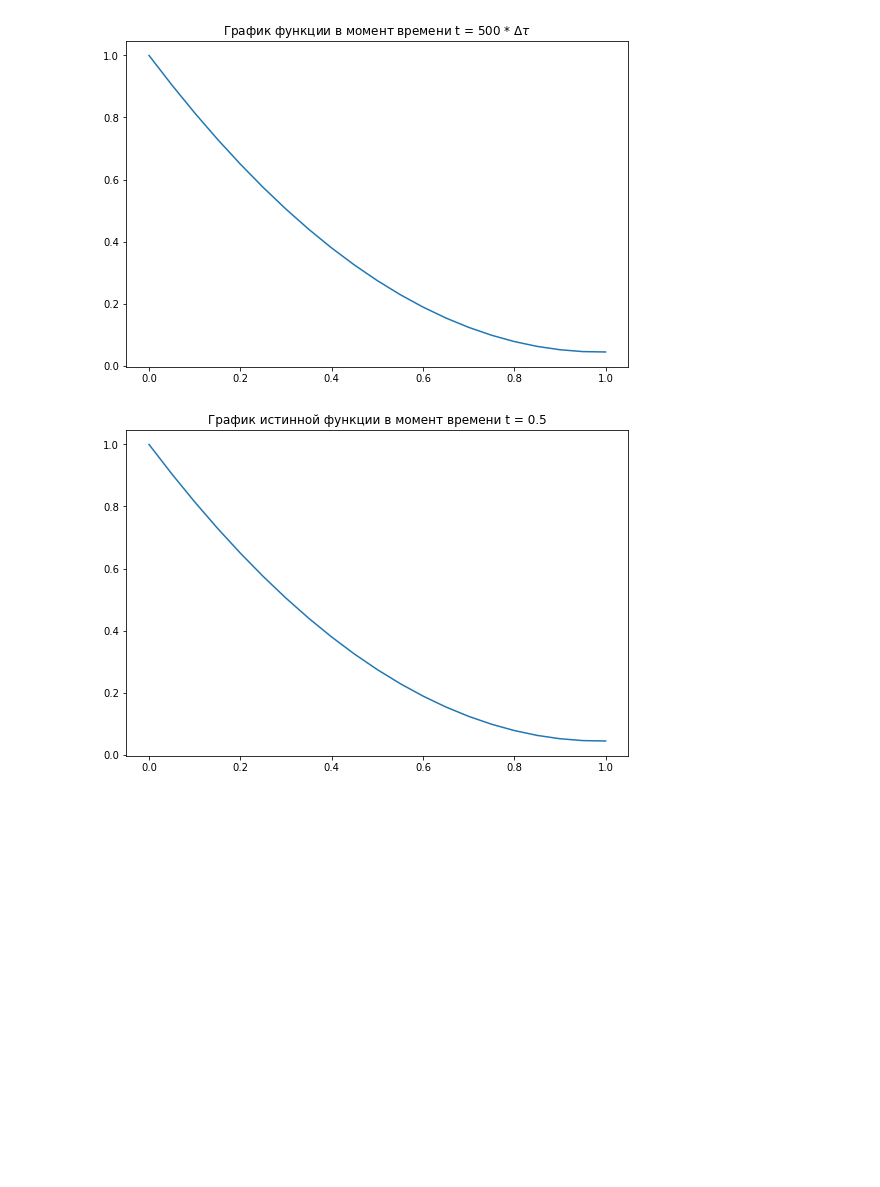
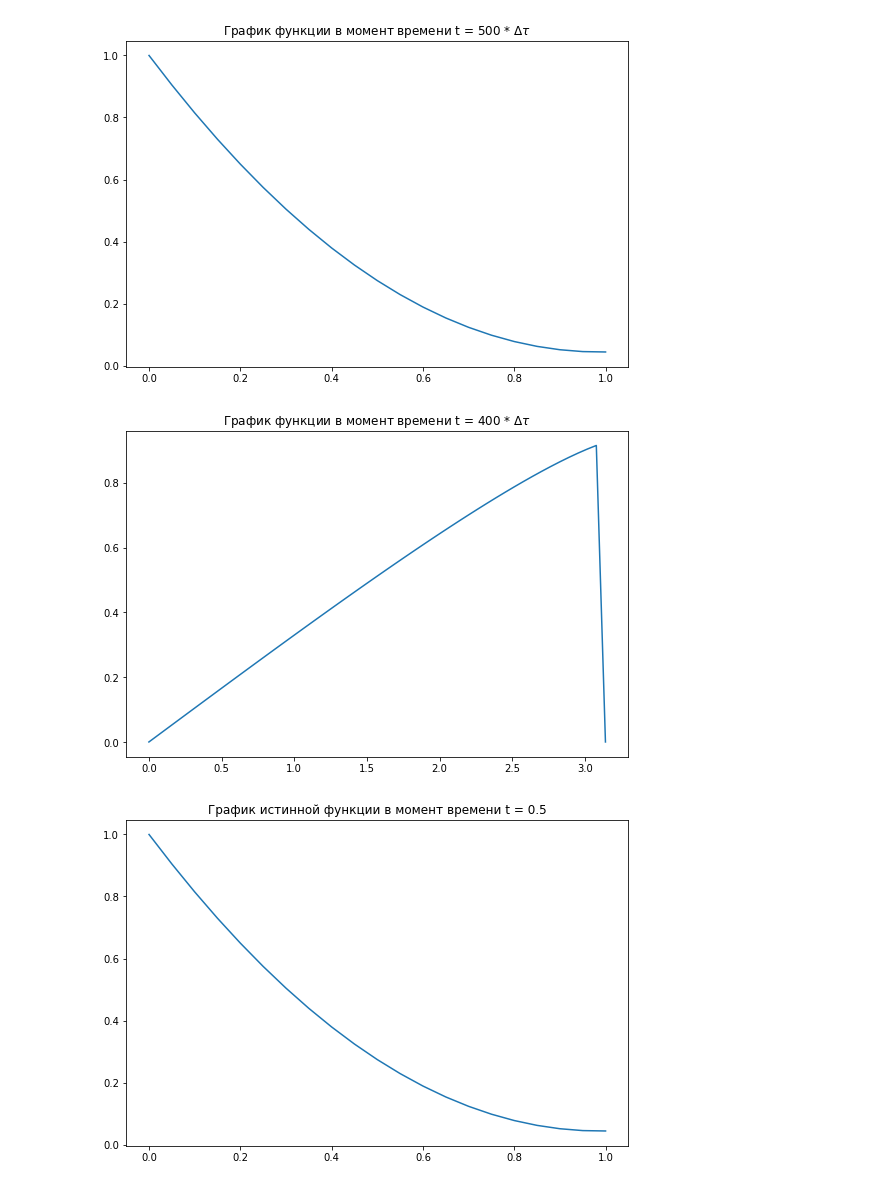
Before and after one commit to Chpel/Study_3, a Jupyter notebook: Нелинейка/Дз_по_нелинейке.ipynb, the cells around one changed output. Cells and saved outputs as stored; diff of their text form; code cells hidden in the pictures; blank space fills up the shorter version.

```diff
--- a/Нелинейка/Дз_по_нелинейке.ipynb
+++ b/Нелинейка/Дз_по_нелинейке.ipynb
@@ -61,7 +61,11 @@ def heat_expl_danilov(init, bound1, F_u, N, alpha, beta, tau, T):
     for t0 in range(1, N_t+1):
         u_end[0] = bound1(tau * t0)
         for m in range(1, N+1):
-            u_end[m] = u_0[m] - F_u(u_0[m]) * c * (u_0[m] - u_0[m-1])
+            fum = F_u(u_0[m])
+            if fum > 0:
+              u_end[m] = u_0[m] - F_u(u_0[m]) * c * (u_0[m] - u_0[m-1])
+            else:
+              u_end[m] = u_0[m] - F_u(u_0[m]) * c * (u_0[m+1] - u_0[m])
         u_0 = u_end.copy()
         if t0 % 5 == 0:
             clear_output(wait=True)
@@ -81,6 +85,12 @@ w_x, u_0 = heat_expl_danilov(lambda x: x ** 2, lambda t: (0 - 2 * t) ** 2, F_u,
                      alpha=0., beta=1., tau=0.001, T=0.5)
 # %% [output]
 [figure]
+# %%
+F_u = lambda u: u
+w_x, u_0 = heat_expl_danilov(lambda x: np.sin(x), lambda t: 0, F_u, 50,
+                     alpha=0., beta=np.pi, tau=0.005, T=2)
+# %% [output]
+[figure, added]
 # %%
 x = w_x
 T = 0.5
```
